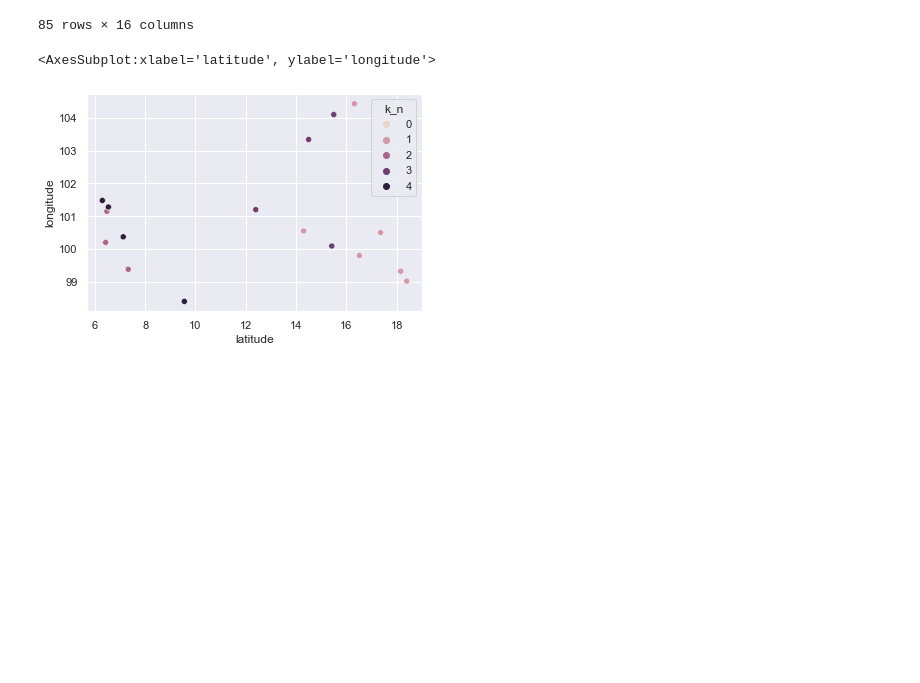
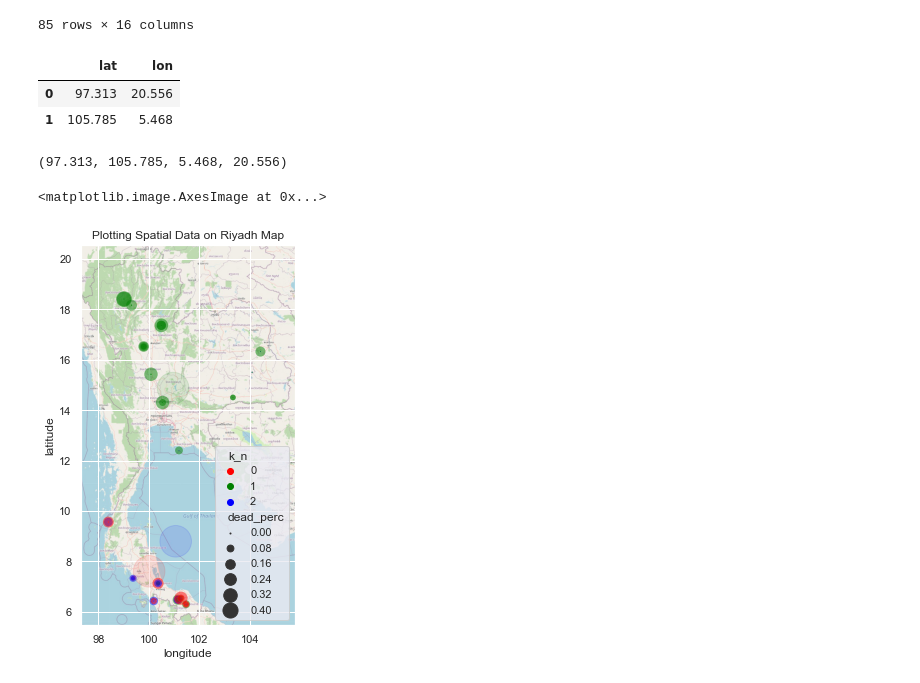
Before and after one commit to Phophism/python_project, a Jupyter notebook: Akkapop/kmean.ipynb, the cells around one changed output. Saved outputs shown, nothing was run; the diff lists cells and outputs as text; code cells hidden in the pictures; blank space fills up the shorter version.

```diff
--- a/Akkapop/kmean.ipynb
+++ b/Akkapop/kmean.ipynb
@@ -129,7 +138,5 @@ df3
 | 84 | 2020 | 5 | Uttaradit | 75 | 86 | 1086.1 | 67.5 | 43.0 | ... |
 85 rows × 16 columns
 # %%
-sns.scatterplot(data=df3, x="latitude", y="longitude", hue="k_n" )
+# plt = sns.scatterplot(data=df3, x="latitude", y="longitude", hue="k_n" )
+# plt.axis('equal')
-# %% [output]
-<AxesSubplot:xlabel='latitude', ylabel='longitude'>
-[figure, removed]
@@ -135,0 +145,35 @@ sns.scatterplot(data=df3, x="latitude", y="longitude", hue="k_n" )
+# %%
+# import map
+ruh_m = plt.imread('img/map.jpg')
+# %%
+# Set edge
+maps = pd.DataFrame(data={"lat":[97.313,105.785], "lon":[20.556,5.468]})
+maps
+# %% [output]
+|  | lat | lon |
+| 0 | 97.313 | 20.556 |
+| 1 | 105.785 | 5.468 |
+# %%
+# Set map edge
+BBox = ( maps['lat'].min(),
+         maps['lat'].max(),
+         maps['lon'].min(),
+         maps['lon'].max())
+BBox
+# %% [output]
+(97.313, 105.785, 5.468, 20.556)
+# %%
+fig, ax = plt.subplots(figsize = (8,7))
+hmax = sns.scatterplot(
+    data=df3, x="longitude", y="latitude",
+    hue="k_n" , palette=['red','green','blue'],
+    size="dead_perc" , sizes=(1,250) , alpha = 0.5 )
+# ax.scatter(df3.longitude, df3.latitude, alpha=0.3, c=df3.k_n, s=df3.dead_perc*1000)
+hmax.scatter(centers[:, 1], centers[:, 0], s=1000, alpha=0.1 , c=['red','green','blue'])
+hmax.set_title('Plotting Spatial Data on Riyadh Map')
+hmax.set_xlim(BBox[0],BBox[1])
+hmax.set_ylim(BBox[2],BBox[3])
+hmax.imshow(ruh_m, zorder=0, extent = BBox, aspect= 'equal')
+# %% [output]
+<matplotlib.image.AxesImage at 0x...>
+[figure, added]
```
Also changed, not shown: parts of 8 cells of this notebook, 2 other files.
